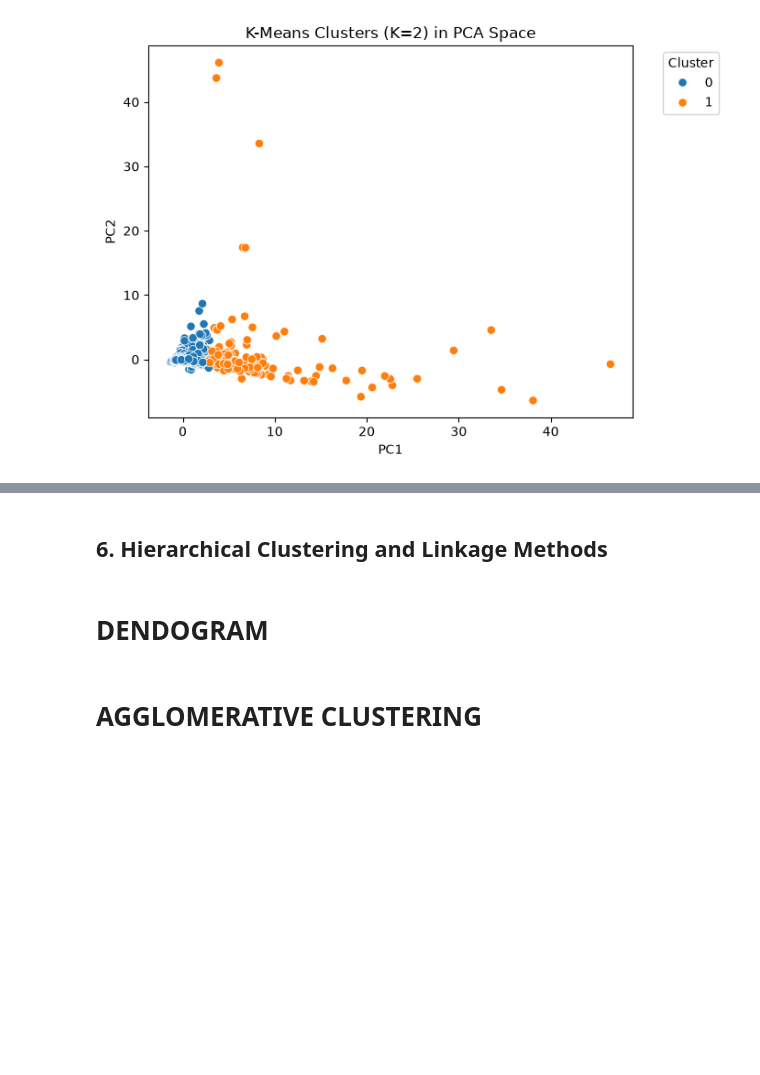
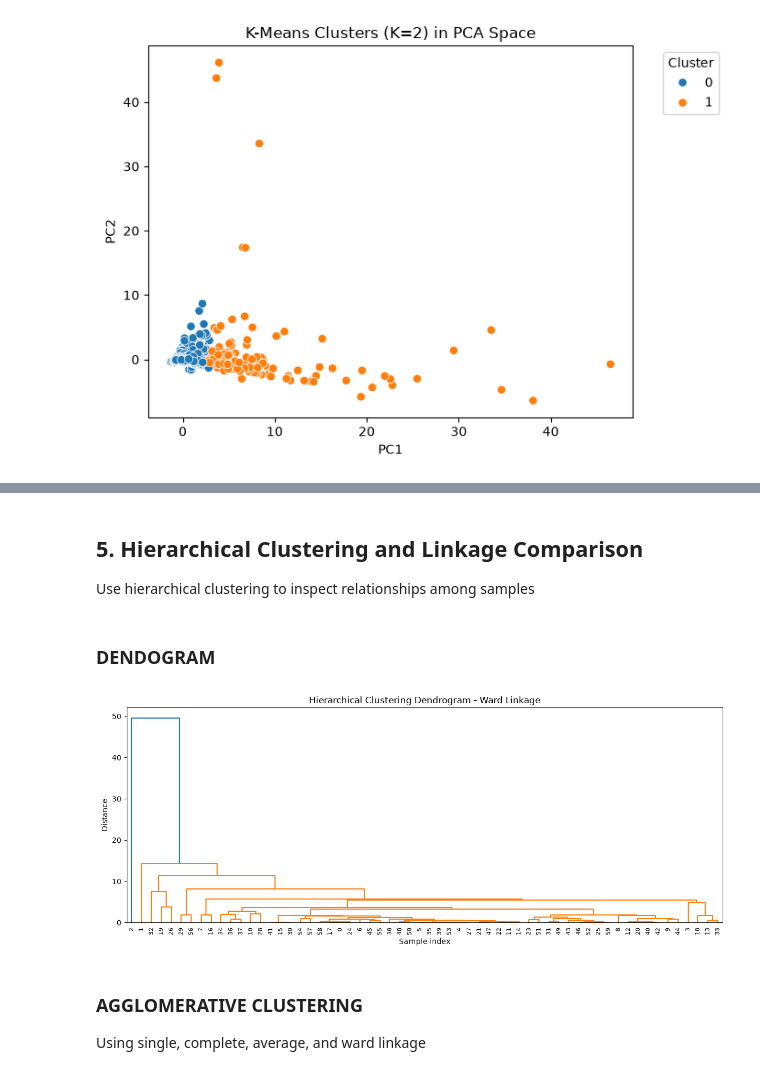
Before and after one commit to blbaum/aiForSecurity, a Jupyter notebook: module4/Assignment3-Baum.ipynb, the cells around one changed output, grey strips where cells are left out. Drawn from its saved outputs; the diff is of its cells as text; code cells hidden in the pictures; blank space fills up the shorter version.

```diff
--- a/module4/Assignment3-Baum.ipynb
+++ b/module4/Assignment3-Baum.ipynb
@@ -542,23 +562,27 @@ Silhouette score: 0.742
 # %% [markdown]
-## 6. Hierarchical Clustering and Linkage Methods
+## 5. Hierarchical Clustering and Linkage Comparison
+Use hierarchical clustering to inspect relationships among samples
 # %% [markdown]
-# DENDOGRAM
+### DENDOGRAM
 # %%
-max_points_for_dendrogram = 30
-sample_df = feature_df.copy()
+max_points_for_dendrogram = 60
+sample_df = X_scaled_df.copy()
 
 if len(sample_df) > max_points_for_dendrogram:
     sample_df = sample_df.sample(max_points_for_dendrogram, random_state=RANDOM_STATE)
 
 Z = linkage(sample_df, method="ward")
 
 plt.figure(figsize=(12, 5))
 dendrogram(Z, leaf_rotation=90, leaf_font_size=8)
-plt.title("Hierarchical Clustering Dendrogram")
+plt.title("Hierarchical Clustering Dendrogram - Ward Linkage")
 plt.xlabel("Sample index")
 plt.ylabel("Distance")
 plt.tight_layout()
 plt.show()
+# %% [output]
+[figure, added]
 # %% [markdown]
-# AGGLOMERATIVE CLUSTERING
+### AGGLOMERATIVE CLUSTERING
+Using single, complete, average, and ward linkage
 # %%
```
Also changed, not shown: parts of 25 cells of this notebook.
